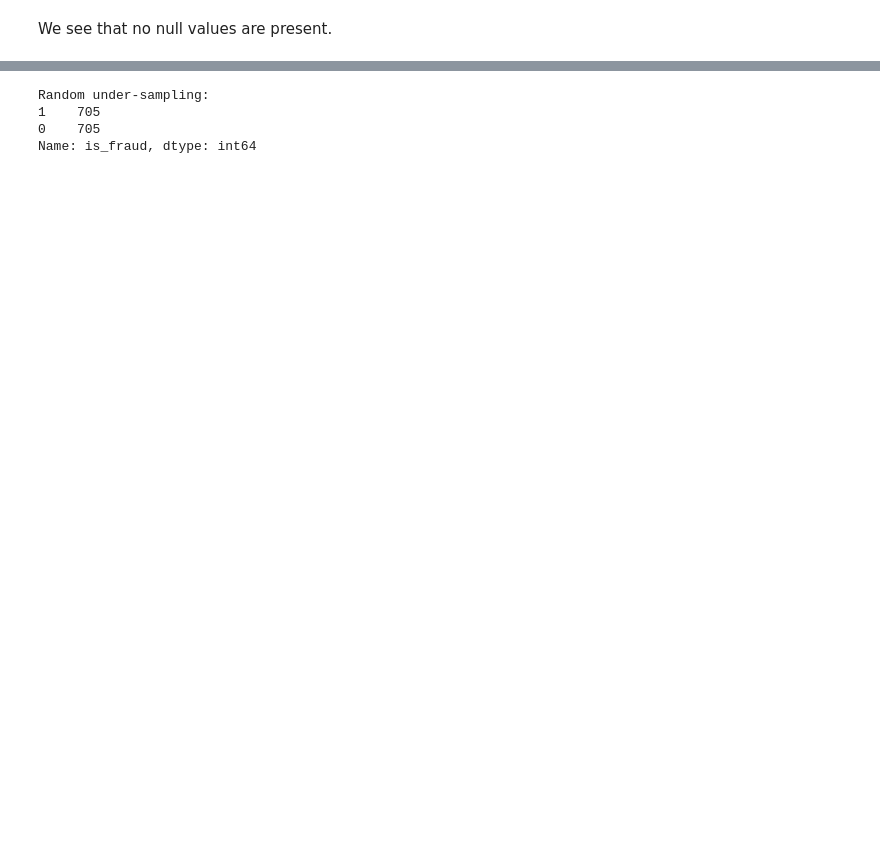
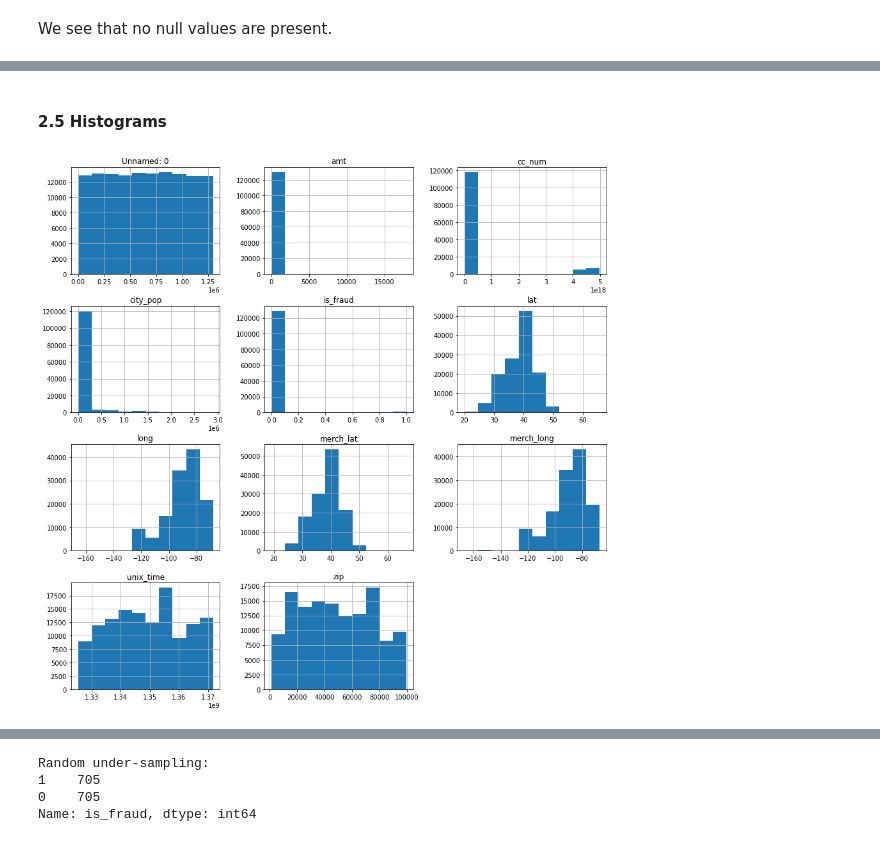
Before and after one commit to sharmasapna/credit-card-fraud-detection, a Jupyter notebook: credit-card-fraud-detection.ipynb, the cells around one changed output, grey strips where cells are left out. Drawn from its saved outputs; the diff is of its cells as text; code cells hidden in the pictures; blank space fills up the shorter version.

```diff
--- a/credit-card-fraud-detection.ipynb
+++ b/credit-card-fraud-detection.ipynb
@@ -474,0 +139,8 @@ df_train.shape
+# %% [markdown]
+#### 2.5 Histograms
+# %%
+#visual representation of the data using histograms
+df_train.hist(figsize = (15, 15))
+plt.show()
+# %% [output]
+[figure, added]
```
Also changed, not shown: parts of 123 cells of this notebook.
